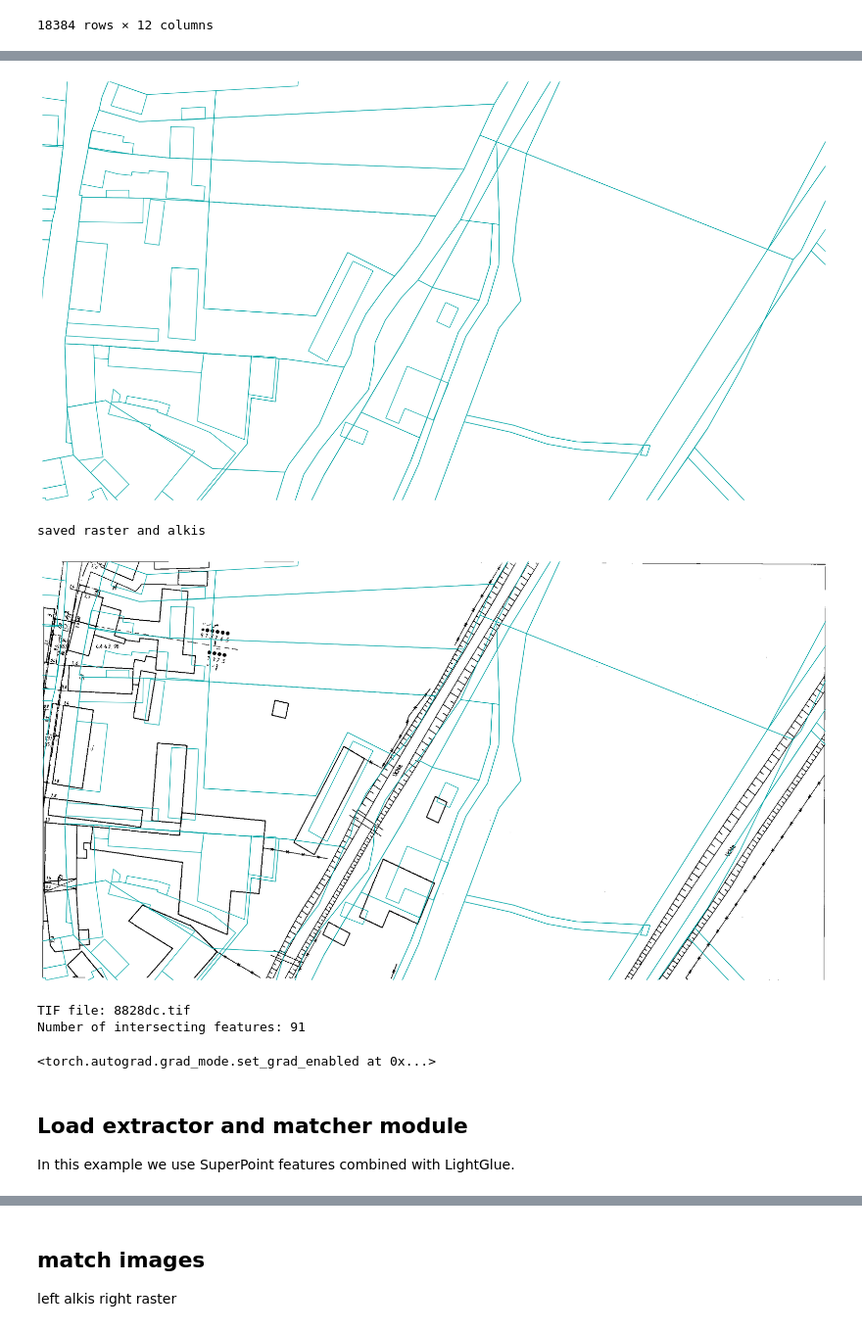
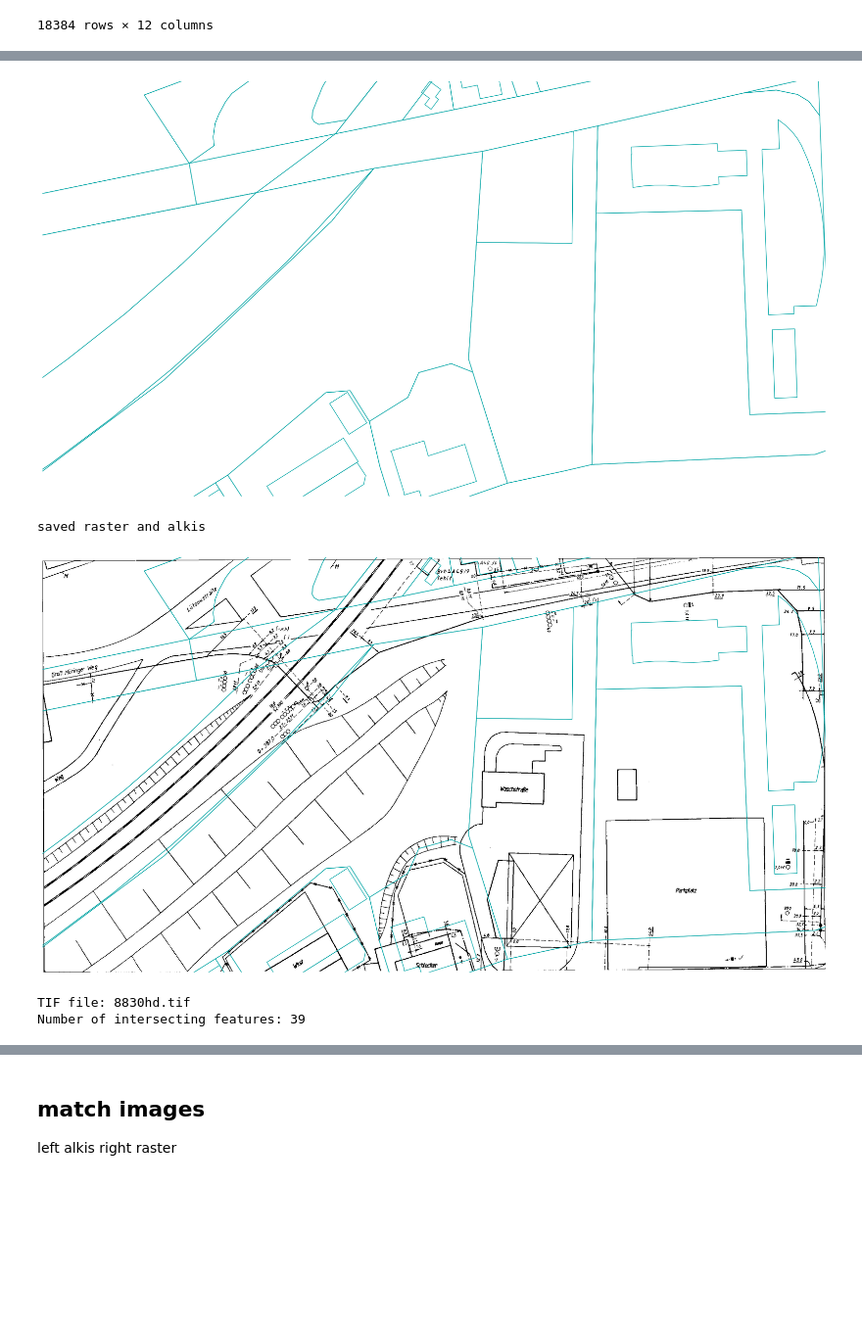
Before and after one commit to ramziourari/asl-recognition, a Jupyter notebook: demo.ipynb, the cells around one changed output, grey strips where cells are left out. Shown at 98% size. Saved outputs shown, nothing was run; the diff lists cells and outputs as text; code cells hidden in the pictures; blank space fills up the shorter version.

```diff
--- a/demo.ipynb
+++ b/demo.ipynb
@@ -154,7 +174,7 @@ stadt_df
 18384 rows × 12 columns
 # %%
 # Get LAGEPLAN info once
-lageplan_row = stadt_df[stadt_df['layer'] == 'LAGEPLAENE'].iloc[10]
+lageplan_row = stadt_df[stadt_df['layer'] == 'LAGEPLAENE'].iloc[50]
 lageplan_polygon = lageplan_row.geometry
 lageplan_name = lageplan_row['NAME']
 tif_id = lageplan_name.split(prefix)[1]
@@ -226,25 +246,5 @@ print(f"Number of intersecting features: {len(intersecting_hu)}")
-[figure, old version]
+[figure, new version]
 saved raster and alkis
-[figure, old version]
+[figure, new version]
-TIF file: 8828dc.tif
-Number of intersecting features: 91
+TIF file: 8830hd.tif
+Number of intersecting features: 39
-# %%
-# If we are on colab: this clones the repo and installs the dependencies
-from pathlib import Path
-
-if Path.cwd().name != "LightGlue":
-    !git clone --quiet https://github.com/cvg/LightGlue/
-    %cd LightGlue
-    !pip install --progress-bar off --quiet -e .
-
-from lightglue import LightGlue, SuperPoint, DISK
-from lightglue.utils import load_image, rbd
-from lightglue import viz2d
-import torch
-
-torch.set_grad_enabled(False)
-# %% [output]
-<torch.autograd.grad_mode.set_grad_enabled at 0x...>
-# %% [markdown]
-## Load extractor and matcher module
-In this example we use SuperPoint features combined with LightGlue.
```
Also changed, not shown: parts of 5 cells of this notebook.
